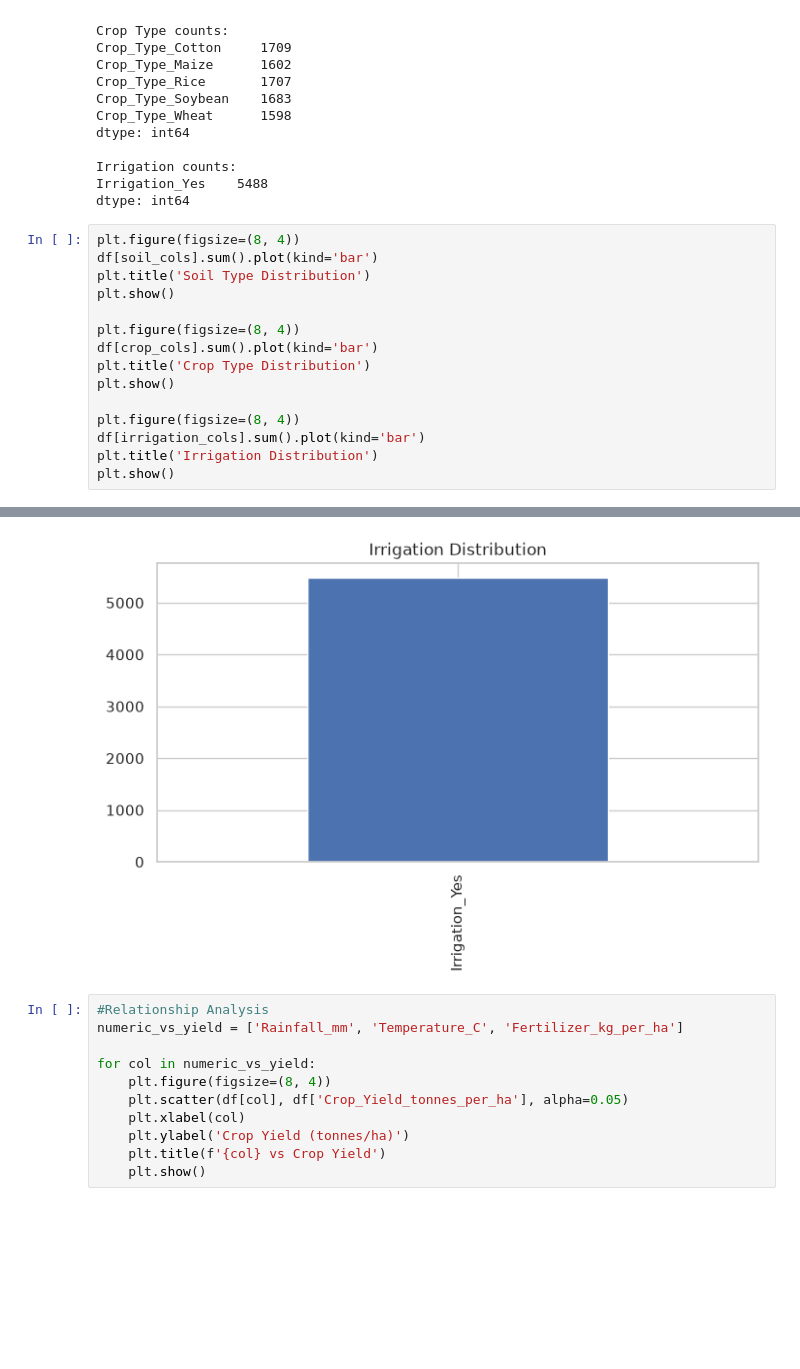
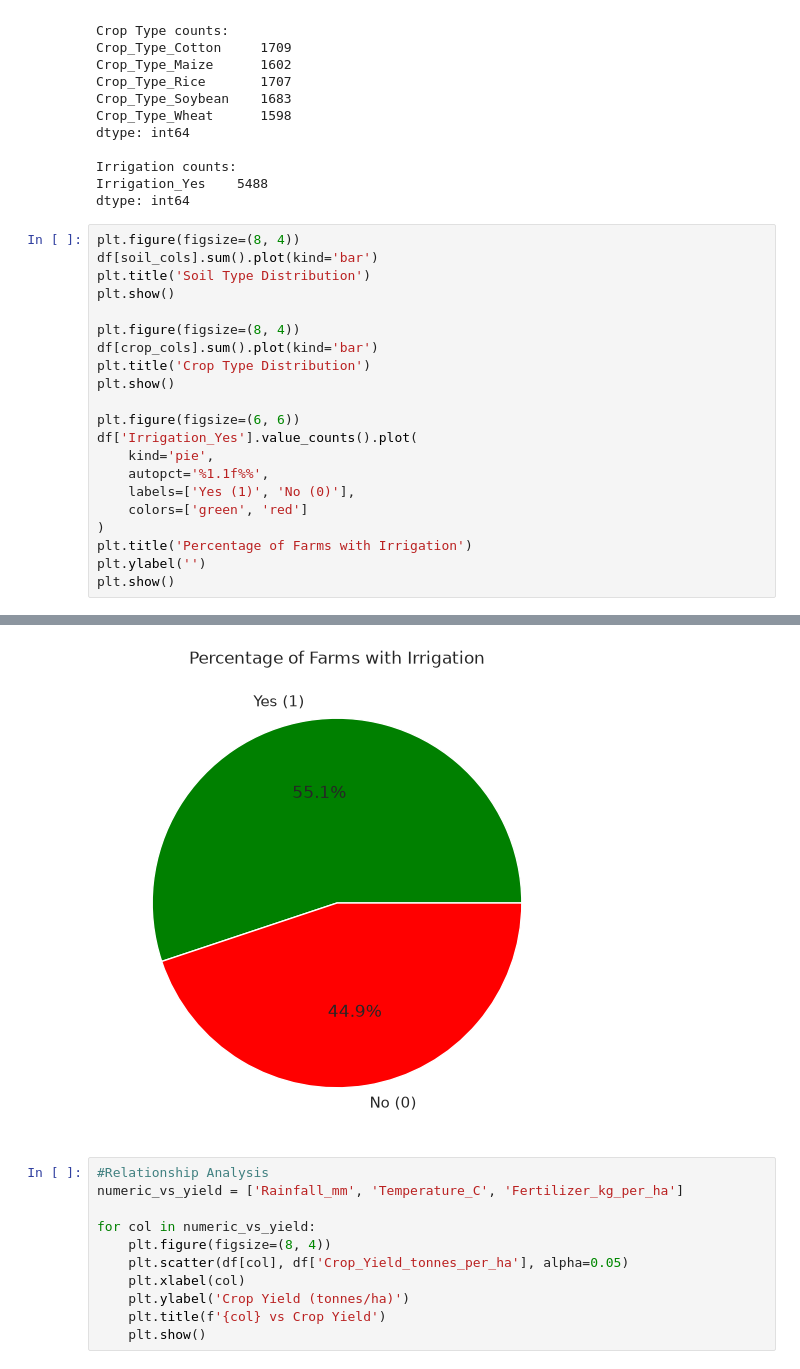
Before and after one commit to AaronShenny/crop_yield_predication, a Jupyter notebook: app.ipynb, the cells around one changed output, grey strips where cells are left out. Drawn from its saved outputs; the diff is of its cells as text; blank space fills up the shorter version.

```diff
--- a/app.ipynb
+++ b/app.ipynb
@@ -436,22 +457,28 @@ dtype: int64
 # %%
 plt.figure(figsize=(8, 4))
 df[soil_cols].sum().plot(kind='bar')
 plt.title('Soil Type Distribution')
 plt.show()
 
 plt.figure(figsize=(8, 4))
 df[crop_cols].sum().plot(kind='bar')
 plt.title('Crop Type Distribution')
 plt.show()
 
-plt.figure(figsize=(8, 4))
-df[irrigation_cols].sum().plot(kind='bar')
-plt.title('Irrigation Distribution')
+plt.figure(figsize=(6, 6))
+df['Irrigation_Yes'].value_counts().plot(
+    kind='pie',
+    autopct='%1.1f%%',
+    labels=['Yes (1)', 'No (0)'],
+    colors=['green', 'red']
+)
+plt.title('Percentage of Farms with Irrigation')
+plt.ylabel('')
 plt.show()
 # %% [output]
 [figure]
 [figure]
-[figure, old version]
+[figure, new version]
 # %%
 #Relationship Analysis
 numeric_vs_yield = ['Rainfall_mm', 'Temperature_C', 'Fertilizer_kg_per_ha']
```
Also changed, not shown: parts of 3 cells of this notebook.
